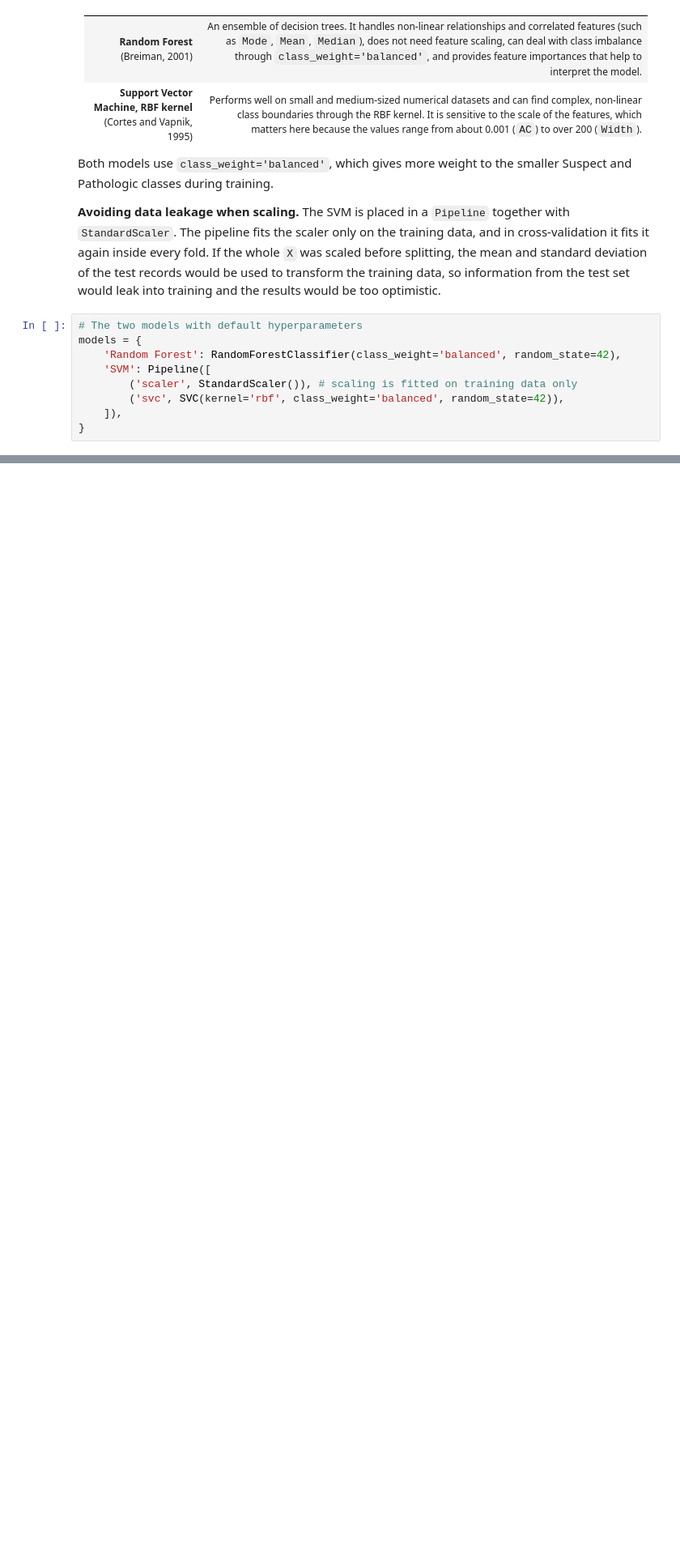
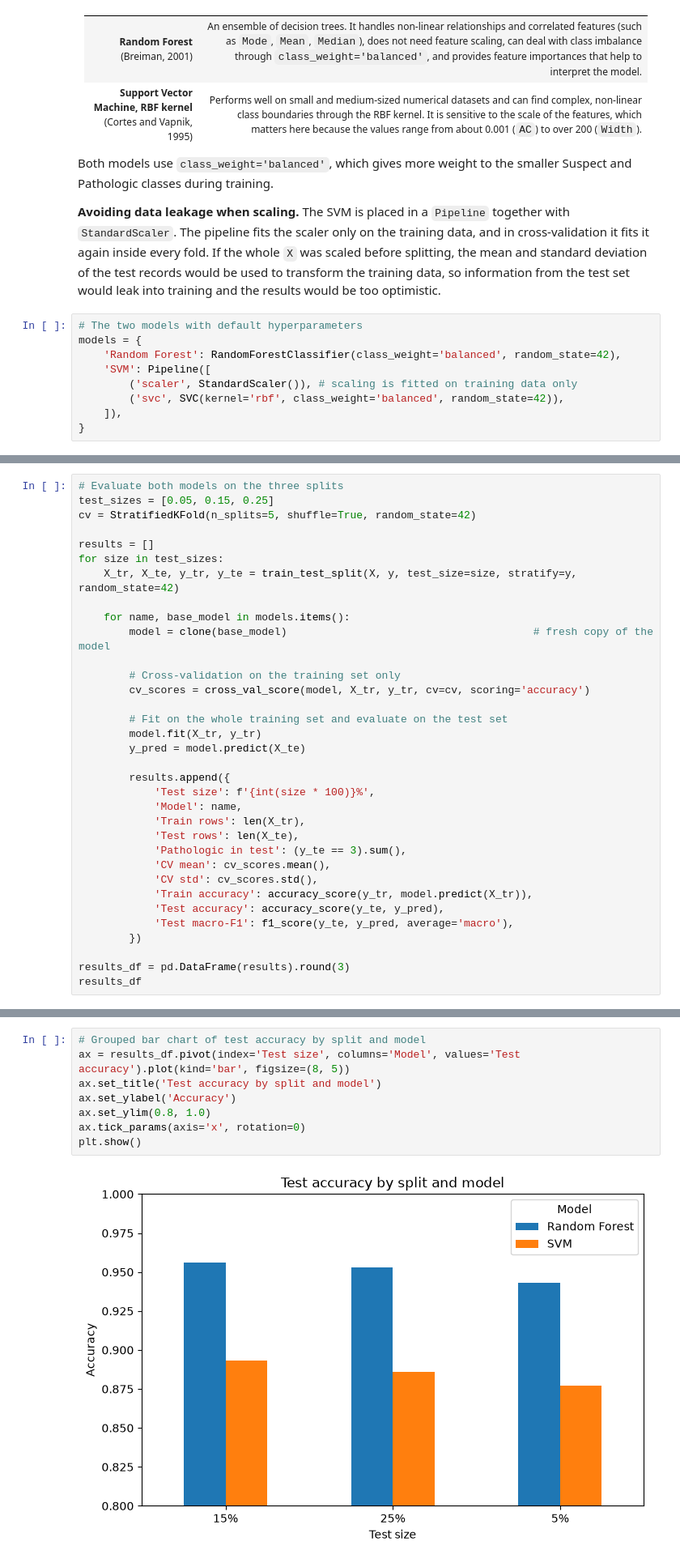
Before and after one commit to sba26106-bit/machine-learning-ca1, a Jupyter notebook: CA1_ML.ipynb, the cells around one changed output, grey strips where cells are left out. Shown at 81% size. Saved outputs shown, nothing was run; the diff lists cells and outputs as text; blank space fills up the shorter version.

Commit message:
Add files via upload
7. Model Accuracy Across Three Data Splits

```diff
--- a/CA1_ML.ipynb
+++ b/CA1_ML.ipynb
@@ -472,0 +483,34 @@ models = {
+# %%
+# Evaluate both models on the three splits
+test_sizes = [0.05, 0.15, 0.25]
+cv = StratifiedKFold(n_splits=5, shuffle=True, random_state=42)
+
+results = []
+for size in test_sizes:
+    X_tr, X_te, y_tr, y_te = train_test_split(X, y, test_size=size, stratify=y, random_state=42)
+
+    for name, base_model in models.items():
+        model = clone(base_model)                                       # fresh copy of the model
+
+        # Cross-validation on the training set only
+        cv_scores = cross_val_score(model, X_tr, y_tr, cv=cv, scoring='accuracy')
+
+        # Fit on the whole training set and evaluate on the test set
+        model.fit(X_tr, y_tr)
+        y_pred = model.predict(X_te)
+
+        results.append({
+            'Test size': f'{int(size * 100)}%',
+            'Model': name,
+            'Train rows': len(X_tr),
+            'Test rows': len(X_te),
+            'Pathologic in test': (y_te == 3).sum(),
+            'CV mean': cv_scores.mean(),
+            'CV std': cv_scores.std(),
+            'Train accuracy': accuracy_score(y_tr, model.predict(X_tr)),
+            'Test accuracy': accuracy_score(y_te, y_pred),
+            'Test macro-F1': f1_score(y_te, y_pred, average='macro'),
+        })
+
+results_df = pd.DataFrame(results).round(3)
+results_df
@@ -472,0 +525,10 @@ models = {
+# %%
+# Grouped bar chart of test accuracy by split and model
+ax = results_df.pivot(index='Test size', columns='Model', values='Test accuracy').plot(kind='bar', figsize=(8, 5))
+ax.set_title('Test accuracy by split and model')
+ax.set_ylabel('Accuracy')
+ax.set_ylim(0.8, 1.0)
+ax.tick_params(axis='x', rotation=0)
+plt.show()
+# %% [output]
+[figure, added]
```
Also changed, not shown: parts of 3 cells of this notebook.
